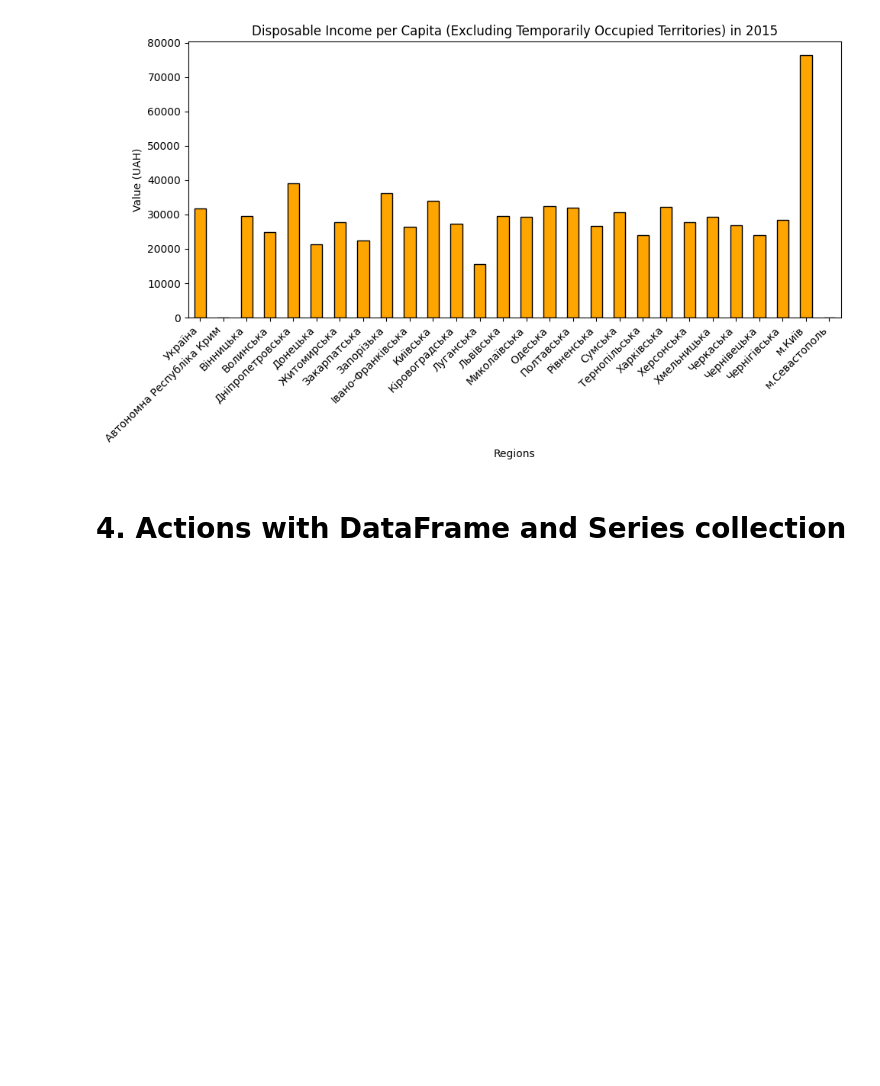
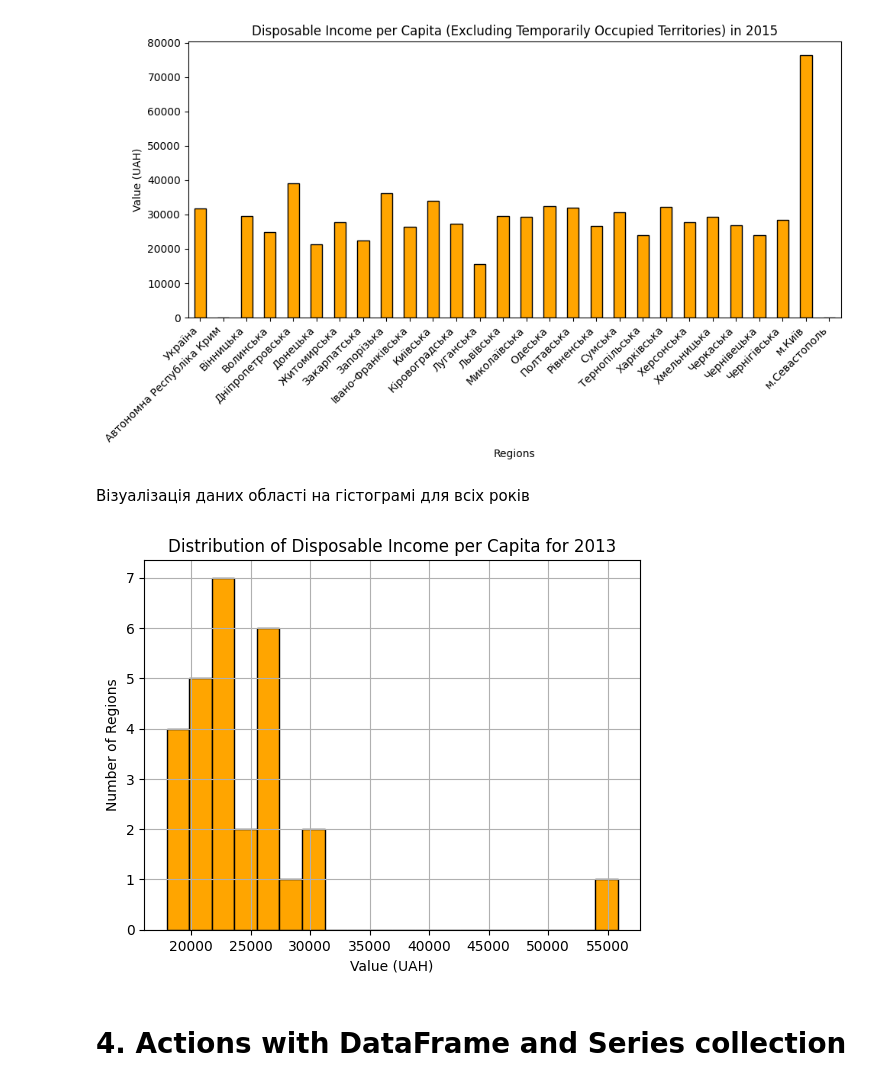
Before and after one commit to smoklien/kpi-machine-learning, a Jupyter notebook: lab-1/src/main.ipynb, the cells around one changed output. Drawn from its saved outputs; the diff is of its cells as text; code cells hidden in the pictures; blank space fills up the shorter version.

Commit message:
Add histogram to lab-1

```diff
--- a/lab-1/src/main.ipynb
+++ b/lab-1/src/main.ipynb
@@ -126,6 +126,23 @@ plot_year(2015)
 # %% [output]
 [figure]
 [figure]
+# %% [markdown]
+Візуалізація даних області на гістограмі для всіх років
+# %%
+def plot_year_hist(year: int) -> None:
+    income_data = df[year]
+
+    # Create the histogram
+    plt.hist(income_data, bins=20, color='orange', edgecolor='black')
+    plt.xlabel('Value (UAH)')
+    plt.ylabel('Number of Regions')
+    plt.title(f'Distribution of Disposable Income per Capita for {year}')
+    plt.grid()
+    plt.show()
+# %%
+plot_year_hist(2013)
+# %% [output]
+[figure, added]
 # %% [markdown]
 # 4. Actions with DataFrame and Series collection
 # %% [markdown]
```
Also changed, not shown: parts of 3 cells of this notebook, 2 other files.
